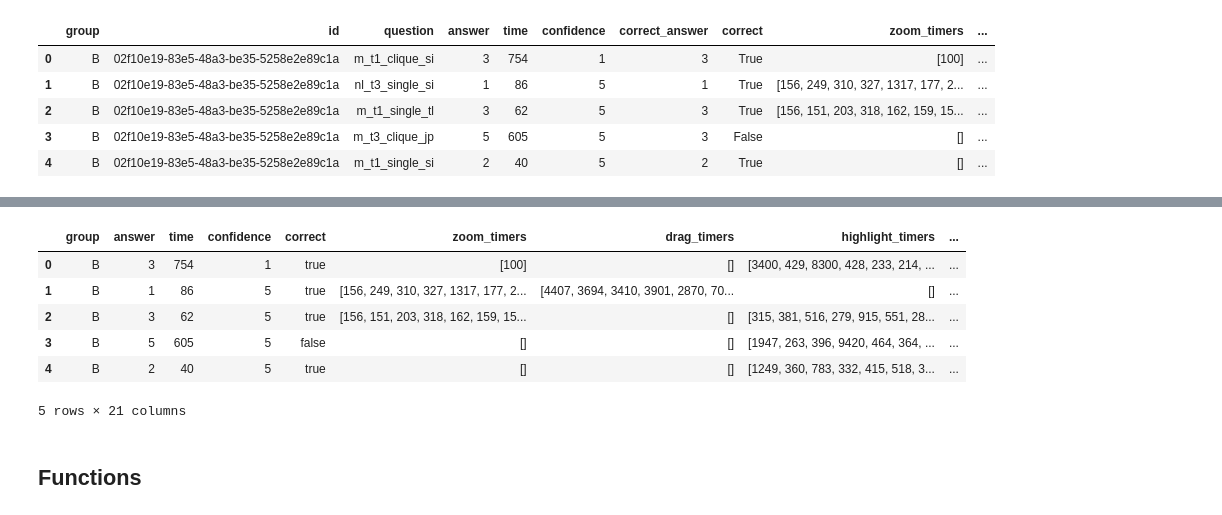
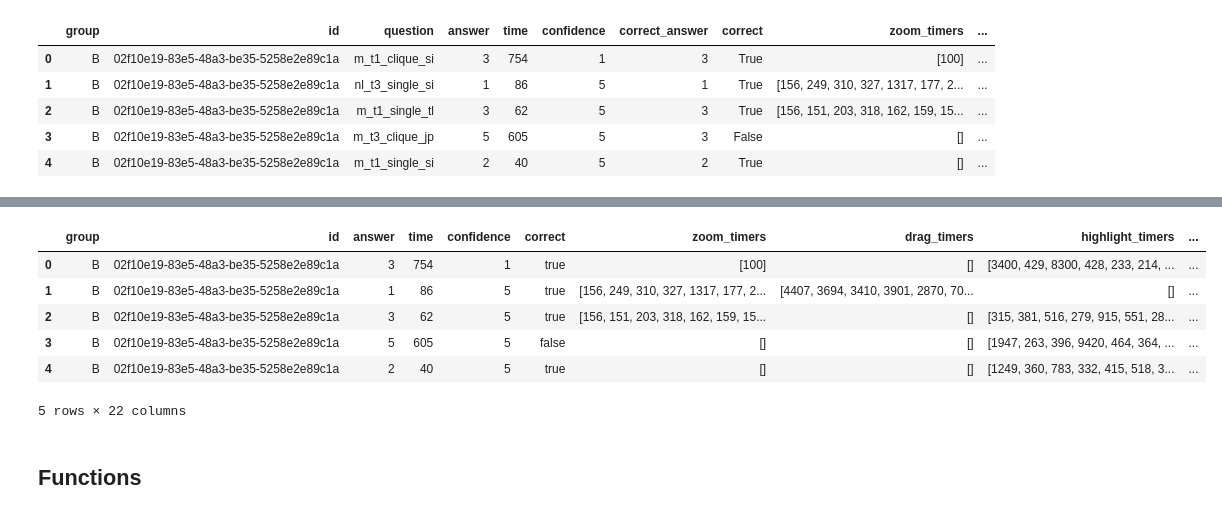
Before and after one commit to velitchko/graph-vis-evaluation-ext, a Jupyter notebook: python/Hypotheses.ipynb, the cells around one changed output, grey strips where cells are left out. Saved outputs shown, nothing was run; the diff lists cells and outputs as text; code cells hidden in the pictures.

```diff
--- a/python/Hypotheses.ipynb
+++ b/python/Hypotheses.ipynb
@@ -44,26 +64,26 @@ original_df = original_df[~original_df['id'].isin(wrong_answers)]
 # %%
 #filter control questions out
 control_questions = ['control1', 'control2', 'control3']
 original_df = original_df[~original_df['question'].isin(control_questions)]
 
 
 original_df['network_enc'] = original_df['question'].str.split('_').str[0]
 original_df['task_type'] = original_df['question'].str.split('_').str[1]
 original_df['task_entity'] = original_df['question'].str.split('_').str[2]
 original_df['temporal_enc'] = original_df['question'].str.split('_').str[3]
 original_df['correct'] = original_df['correct'].apply(str).str.lower()
 original_df['time'] = original_df['time'].apply(int)
 
-original_df = original_df.drop(['question', 'id', 'correct_answer'], axis=1)
+original_df = original_df.drop(['question', 'correct_answer'], axis=1) #'id'
 original_df.head()
 # %% [output]
-|  | group | answer | time | confidence | correct | zoom_timers | drag_timers | highlight_timers | ... |
-| 0 | B | 3 | 754 | 1 | true | [100] | [] | [3400, 429, 8300, 428, 233, 214, ... | ... |
-| 1 | B | 1 | 86 | 5 | true | [156, 249, 310, 327, 1317, 177, 2... | [4407, 3694, 3410, 3901, 2870, 70... | [] | ... |
-| 2 | B | 3 | 62 | 5 | true | [156, 151, 203, 318, 162, 159, 15... | [] | [315, 381, 516, 279, 915, 551, 28... | ... |
-| 3 | B | 5 | 605 | 5 | false | [] | [] | [1947, 263, 396, 9420, 464, 364, ... | ... |
-| 4 | B | 2 | 40 | 5 | true | [] | [] | [1249, 360, 783, 332, 415, 518, 3... | ... |
+|  | group | id | answer | time | confidence | correct | zoom_timers | drag_timers | highlight_timers | ... |
+| 0 | B | 02f10e19-83e5-48a3-be35-5258e2e89c1a | 3 | 754 | 1 | true | [100] | [] | [3400, 429, 8300, 428, 233, 214, ... | ... |
+| 1 | B | 02f10e19-83e5-48a3-be35-5258e2e89c1a | 1 | 86 | 5 | true | [156, 249, 310, 327, 1317, 177, 2... | [4407, 3694, 3410, 3901, 2870, 70... | [] | ... |
+| 2 | B | 02f10e19-83e5-48a3-be35-5258e2e89c1a | 3 | 62 | 5 | true | [156, 151, 203, 318, 162, 159, 15... | [] | [315, 381, 516, 279, 915, 551, 28... | ... |
+| 3 | B | 02f10e19-83e5-48a3-be35-5258e2e89c1a | 5 | 605 | 5 | false | [] | [] | [1947, 263, 396, 9420, 464, 364, ... | ... |
+| 4 | B | 02f10e19-83e5-48a3-be35-5258e2e89c1a | 2 | 40 | 5 | true | [] | [] | [1249, 360, 783, 332, 415, 518, 3... | ... |
-5 rows × 21 columns
+5 rows × 22 columns
 # %% [markdown]
 ## Functions
 # %%
```
Also changed, not shown: parts of 127 cells of this notebook.
